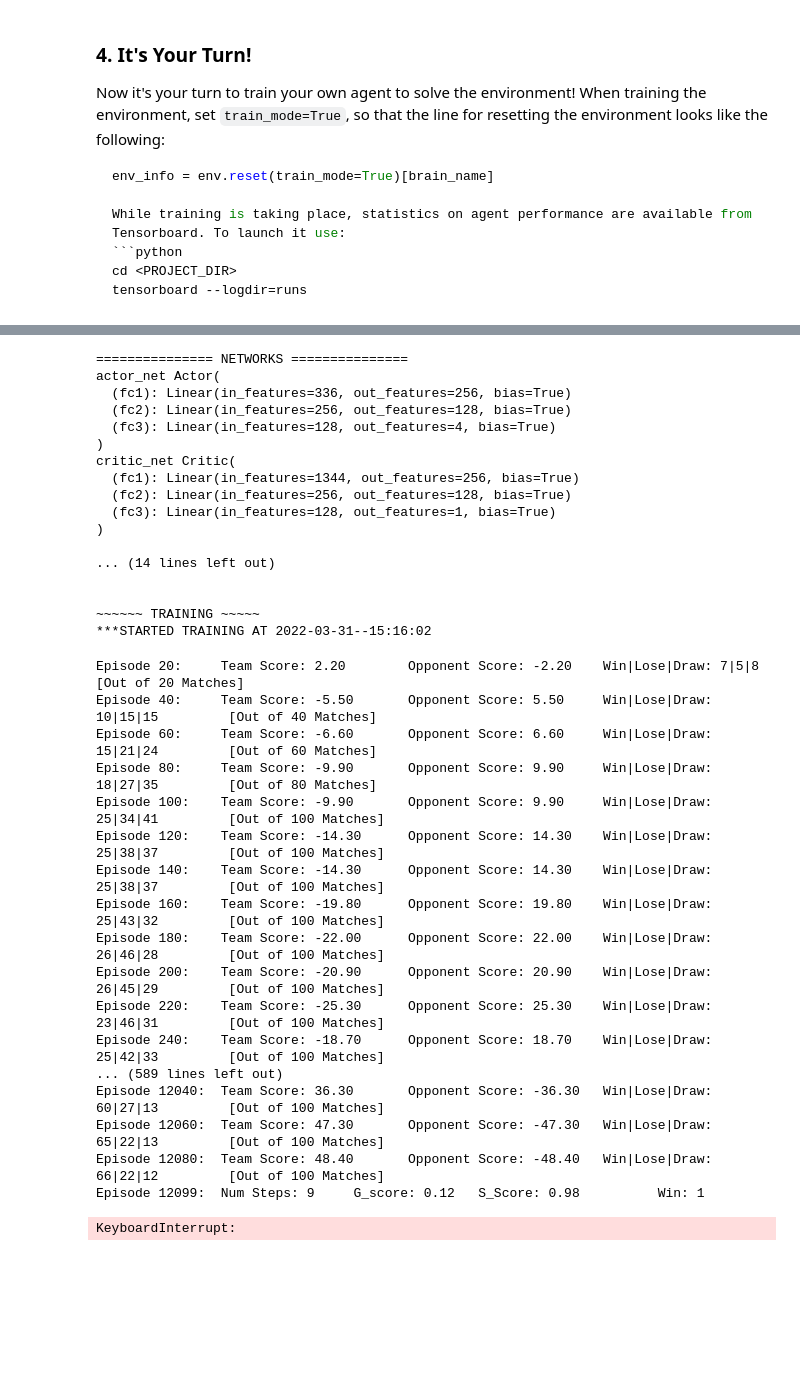
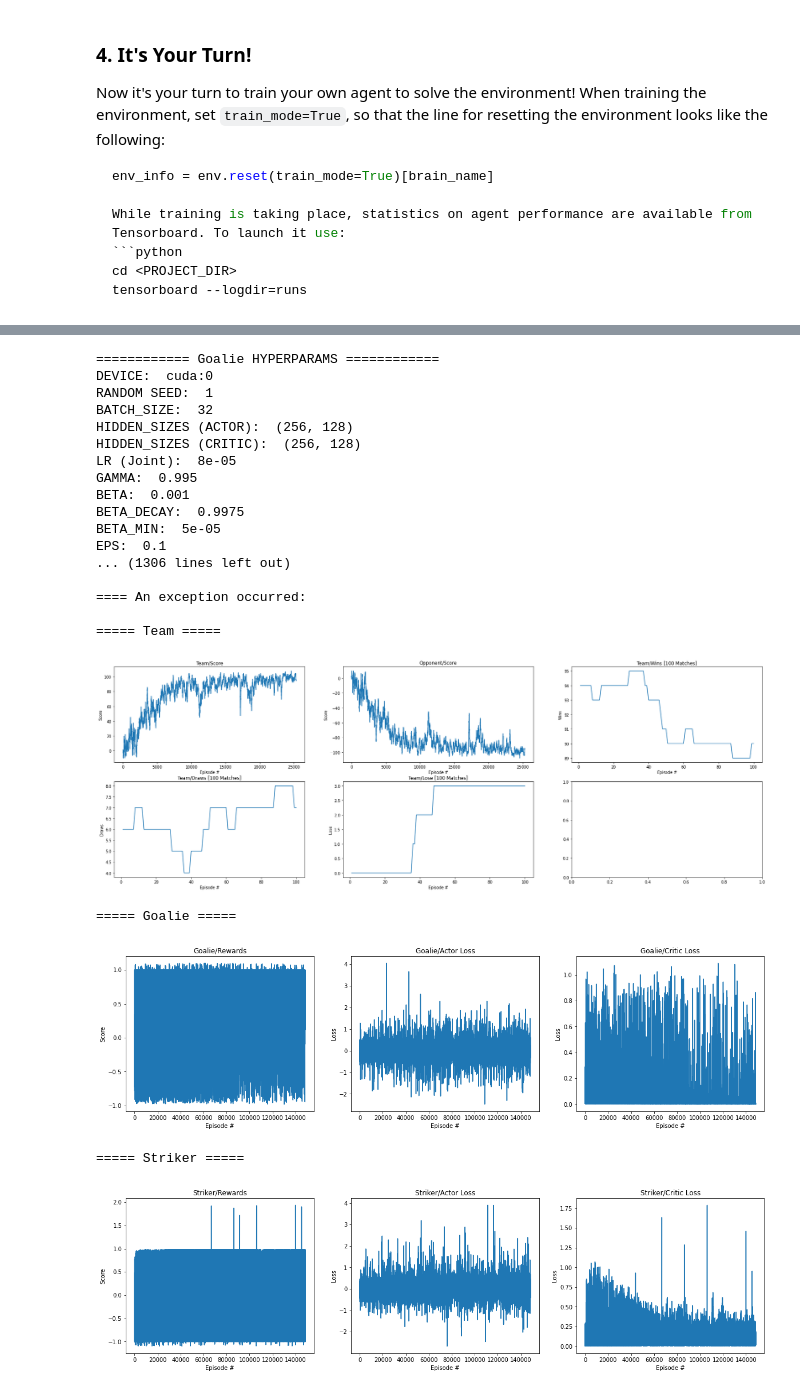
Before and after one commit to derektan95/Deep-Reinforcement-Learning-Algorithms, a Jupyter notebook: p3_collab-compet/soccer/Soccer.ipynb, the cells around one changed output, grey strips where cells are left out. Drawn from its saved outputs; the diff is of its cells as text; code cells hidden in the pictures; blank space fills up the shorter version.

```diff
--- a/p3_collab-compet/soccer/Soccer.ipynb
+++ b/p3_collab-compet/soccer/Soccer.ipynb
@@ -389,70 +416,67 @@ TOTAL TRAINING DURATION: 0 days, 0 hours, 0 minutes and 44 seconds
 # %%
 ##################
-# Long Run...
+# EXPT with much longer entropy decay rate to encourage exploration
 ##################
 
-# Params Override: Initialized in params.py
+# Shared Params
 params = Params()
 params.verbose = True
 params.random_seed = 1
 params.n_episodes=100000
 params.max_t = 600
 params.print_every = 20
 params.save_every = 20
 params.log_weights_every = 20
 params.terminate_on_target_score = True
 params.target_score = 110.0
 params.plot_stats = True
-params.lr = 8e-5
 params.batch_size = 32
-params.checkpoint_actor_weights_dir = 'weights/checkpoint_actor/expt_longer'
-params.checkpoint_critic_weights_dir = 'weights/checkpoint_critic/expt_longer'
+params.beta_decay = 0.9975   # Instead of 0.995
+
+# Goalie Params
+g_params = copy.deepcopy(params)
+g_params.lr = 8e-5
+g_params.checkpoint_actor_weights_dir = 'weights/checkpoint_actor/goalie_run2'
+g_params.checkpoint_critic_weights_dir = 'weights/checkpoint_critic/goalie_run2'
+
+# Striker Params
+s_params = copy.deepcopy(params)
+s_params.lr = 1e-4
+s_params.checkpoint_actor_weights_dir = 'weights/checkpoint_actor/striker_run2'
+s_params.checkpoint_critic_weights_dir = 'weights/checkpoint_critic/striker_run2'
 
 
 # Logging to the same Tensorboard instance
 tb=CustomSummaryWriter()
-g_logger = Logger(params, tb, "Goalie")
-s_logger = Logger(params, tb, "Striker")
+g_logger = Logger(g_params, tb, "Goalie")
+s_logger = Logger(s_params, tb, "Striker")
 team_logger = Logger_Team(params, tb, "Team")
 total_state_size = 2*g_state_size + 2*s_state_size
 
 g_agent = PPO_Agent(g_state_size, total_state_size, g_action_size, params=params)
 s_agent = PPO_Agent(s_state_size, total_state_size, s_action_size, params=params)
 g_agent.print_init_messages()
 ppo(params, g_logger, s_logger, team_logger)
 # %% [output]
-=============== NETWORKS ===============
-actor_net Actor(
-  (fc1): Linear(in_features=336, out_features=256, bias=True)
-  (fc2): Linear(in_features=256, out_features=128, bias=True)
-  (fc3): Linear(in_features=128, out_features=4, bias=True)
-)
-critic_net Critic(
-  (fc1): Linear(in_features=1344, out_features=256, bias=True)
-  (fc2): Linear(in_features=256, out_features=128, bias=True)
-  (fc3): Linear(in_features=128, out_features=1, bias=True)
-)
+============ Goalie HYPERPARAMS ============
+DEVICE:  cuda:0
+RANDOM SEED:  1
+BATCH_SIZE:  32
+HIDDEN_SIZES (ACTOR):  (256, 128)
+HIDDEN_SIZES (CRITIC):  (256, 128)
+LR (Joint):  8e-05
+GAMMA:  0.995
+BETA:  0.001
+BETA_DECAY:  0.9975
+BETA_MIN:  5e-05
+EPS:  0.1
+... (1306 lines left out)
 
-... (14 lines left out)
+==== An exception occurred:
 
-
-~~~~~~ TRAINING ~~~~~
-***STARTED TRAINING AT 2022-03-31--15:16:02
+===== Team =====
+[figure, added]
-Episode 20:     Team Score: 2.20        Opponent Score: -2.20    Win|Lose|Draw: 7|5|8    [Out of 20 Matches]
-Episode 40:     Team Score: -5.50       Opponent Score: 5.50     Win|Lose|Draw: 10|15|15         [Out of 40 Matches]
-Episode 60:     Team Score: -6.60       Opponent Score: 6.60     Win|Lose|Draw: 15|21|24         [Out of 60 Matches]
-Episode 80:     Team Score: -9.90       Opponent Score: 9.90     Win|Lose|Draw: 18|27|35         [Out of 80 Matches]
-Episode 100:    Team Score: -9.90       Opponent Score: 9.90     Win|Lose|Draw: 25|34|41         [Out of 100 Matches]
-Episode 120:    Team Score: -14.30      Opponent Score: 14.30    Win|Lose|Draw: 25|38|37         [Out of 100 Matches]
-Episode 140:    Team Score: -14.30      Opponent Score: 14.30    Win|Lose|Draw: 25|38|37         [Out of 100 Matches]
-Episode 160:    Team Score: -19.80      Opponent Score: 19.80    Win|Lose|Draw: 25|43|32         [Out of 100 Matches]
-Episode 180:    Team Score: -22.00      Opponent Score: 22.00    Win|Lose|Draw: 26|46|28         [Out of 100 Matches]
-Episode 200:    Team Score: -20.90      Opponent Score: 20.90    Win|Lose|Draw: 26|45|29         [Out of 100 Matches]
-Episode 220:    Team Score: -25.30      Opponent Score: 25.30    Win|Lose|Draw: 23|46|31         [Out of 100 Matches]
-Episode 240:    Team Score: -18.70      Opponent Score: 18.70    Win|Lose|Draw: 25|42|33         [Out of 100 Matches]
-... (589 lines left out)
-Episode 12040:  Team Score: 36.30       Opponent Score: -36.30   Win|Lose|Draw: 60|27|13         [Out of 100 Matches]
-Episode 12060:  Team Score: 47.30       Opponent Score: -47.30   Win|Lose|Draw: 65|22|13         [Out of 100 Matches]
-Episode 12080:  Team Score: 48.40       Opponent Score: -48.40   Win|Lose|Draw: 66|22|12         [Out of 100 Matches]
-Episode 12099:  Num Steps: 9     G_score: 0.12   S_Score: 0.98          Win: 1
+===== Goalie =====
+[figure, added]
-KeyboardInterrupt:
+===== Striker =====
+[figure, added]
```
Also changed, not shown: parts of 9 cells of this notebook, 19 other files.
